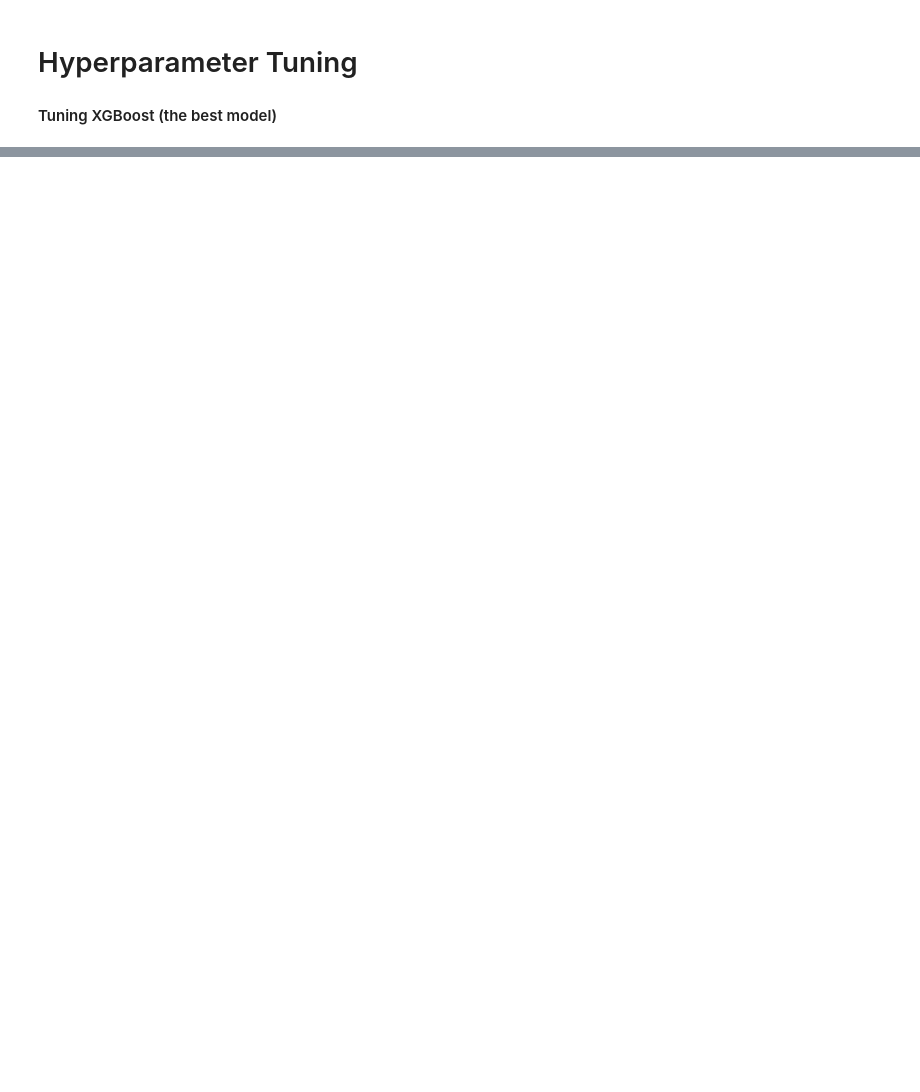
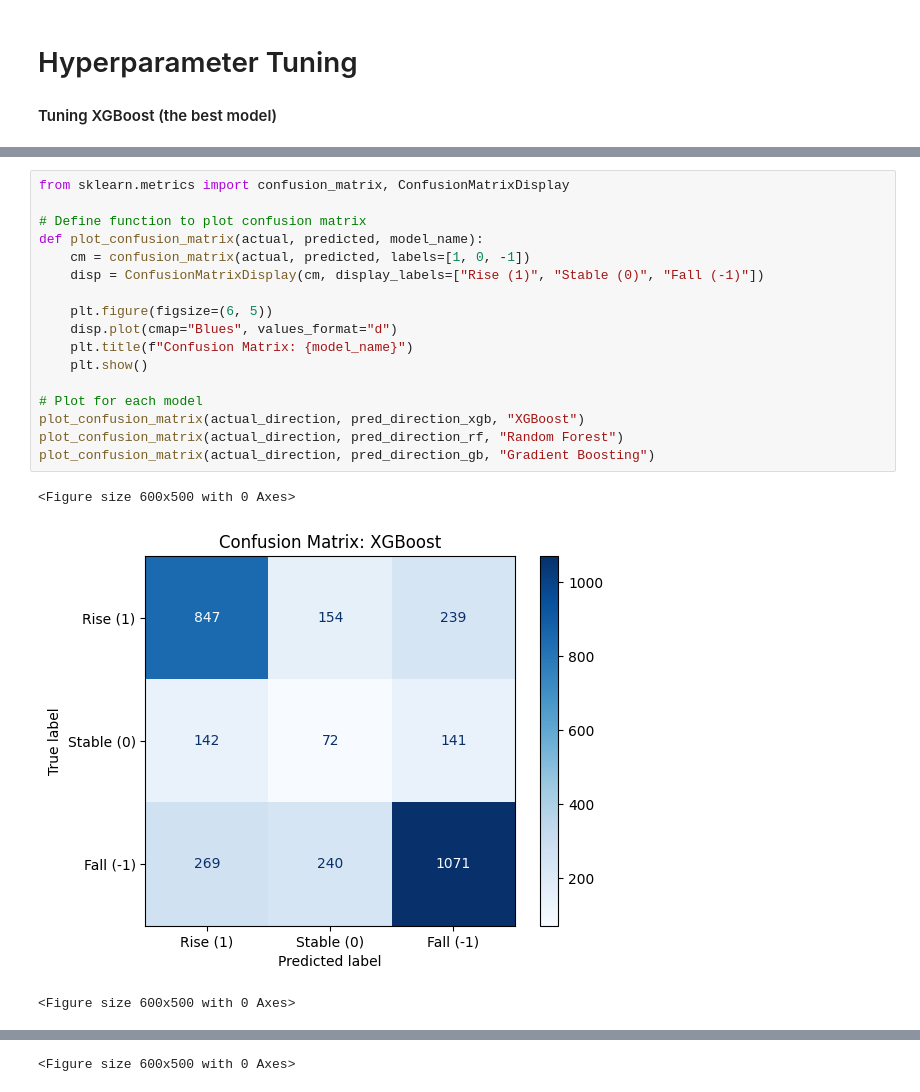
Before and after one commit to apostleoffinance/Energy-Price-Forecast, a Jupyter notebook: Notebooks/04_forecast_model.ipynb, the cells around one changed output, grey strips where cells are left out. Saved outputs shown, nothing was run; the diff lists cells and outputs as text; blank space fills up the shorter version.

```diff
--- a/Notebooks/forecast_model.ipynb
+++ b/Notebooks/04_forecast_model.ipynb
@@ -590,0 +523,21 @@ Model Performance Summary:
+# %%
+from sklearn.metrics import confusion_matrix, ConfusionMatrixDisplay
+
+# Define function to plot confusion matrix
+def plot_confusion_matrix(actual, predicted, model_name):
+    cm = confusion_matrix(actual, predicted, labels=[1, 0, -1])
+    disp = ConfusionMatrixDisplay(cm, display_labels=["Rise (1)", "Stable (0)", "Fall (-1)"])
+
+    plt.figure(figsize=(6, 5))
+    disp.plot(cmap="Blues", values_format="d")
+    plt.title(f"Confusion Matrix: {model_name}")
+    plt.show()
+
+# Plot for each model
+plot_confusion_matrix(actual_direction, pred_direction_xgb, "XGBoost")
+plot_confusion_matrix(actual_direction, pred_direction_rf, "Random Forest")
+plot_confusion_matrix(actual_direction, pred_direction_gb, "Gradient Boosting")
+# %% [output]
+<Figure size 600x500 with 0 Axes>
+[figure, added]
+<Figure size 600x500 with 0 Axes>
@@ -590,0 +545 @@ Model Performance Summary:
+<Figure size 600x500 with 0 Axes>
```
Also changed, not shown: parts of 32 cells of this notebook, 2 other files.
